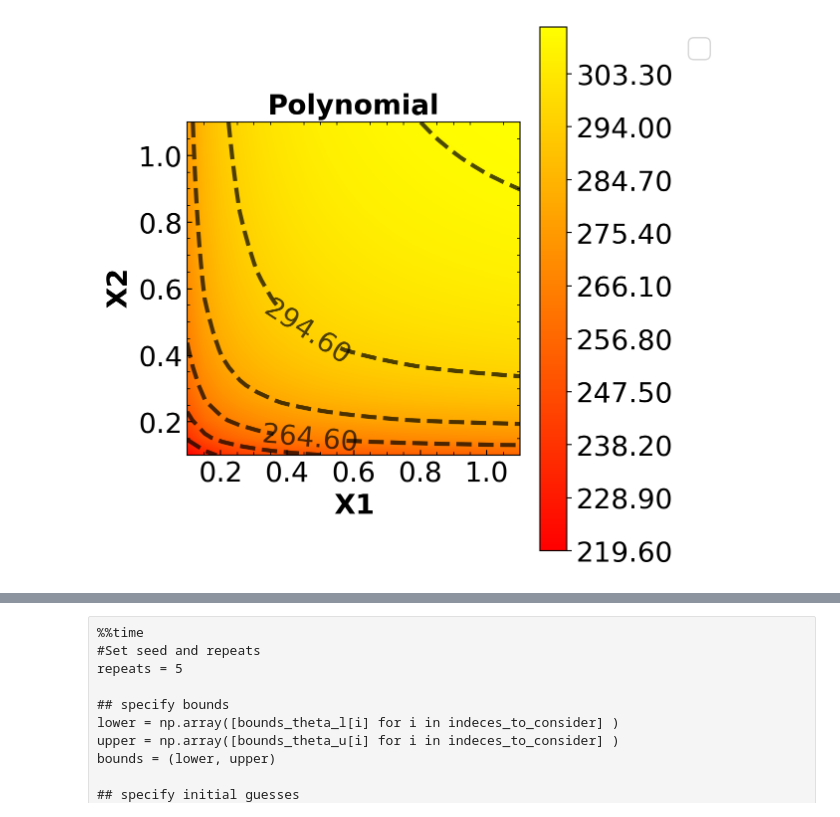
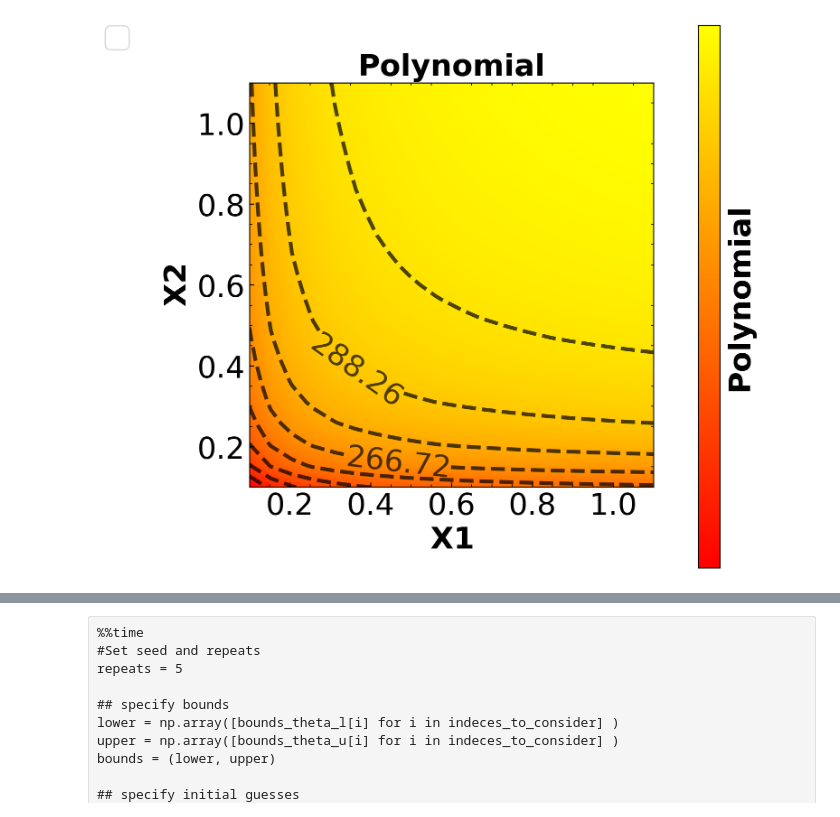
Before and after one commit to dowlinglab/GPBO_Emulators, a Jupyter notebook: CS11_NLR.ipynb, the cells around one changed output, grey strips where cells are left out. Cells and saved outputs as stored; diff of their text form; code cells hidden in the pictures.

Commit message:
Updated functions to use new axes and recreated heat map plotter for nlr

```diff
--- a/CS11_NLR.ipynb
+++ b/CS11_NLR.ipynb
@@ -187,35 +187,31 @@ def sse_func(theta_guesses, theta_ref, indeces_to_consider, Xexp, Yexp):
 # %%
 ##New Cell
 
 # Evaluate model based on the assumed experimental values
 #Create Meshgrid for X1 and X2 and evaluate Y
 len_mesh_data = 20
 x1 = np.linspace(bounds_x_l[0],bounds_x_u[0],len_mesh_data)
 x2 = np.linspace(bounds_x_l[1],bounds_x_u[1],len_mesh_data)
 X1, X2 = np.meshgrid(x1,x2)
 X_mesh = np.meshgrid(x1,x2)
 X_mesh_reshape = np.array(X_mesh).reshape(2,-1).T
 # #Creates an array for Y that will be filled with the for loop
 
 #Calculate y_sim
 Y =  [ calc_mm_model(theta_ref, X_mesh_reshape[i]) for i in range(len(X_mesh_reshape)) ]
 
 #Reshape to correct dimension (Is there an easier wat to do this?)
 param_names = ["X1", "X2"]
 levels = [100]
 idcs_to_plot = [0]
 zz = np.array(Y).reshape(len_mesh_data,-1).T
 z = np.array([zz])
 z_titles = ["Polynomial"]
-xbins = 5
-ybins = 5
-zbins = 900
-title= None
 
-plot_heat_maps(X_mesh, None, None, None, None, param_names, levels,
-               idcs_to_plot, z, z_titles, xbins, ybins, zbins, title)
+plot_dict = make_plot_dict(False, None, None, None, levels, save_path=None)
+plot_nlr_heat_maps(X_mesh, z, None, None, z_titles, param_names, idcs_to_plot, plot_dict)
 # %% [output]
-[figure, old version]
+[figure, new version]
 # %%
 ## specify bounds
 lower = np.array([bounds_theta_l[i] for i in indeces_to_consider] )
```
Also changed, not shown: parts of 6 cells of this notebook, 3 other files.
